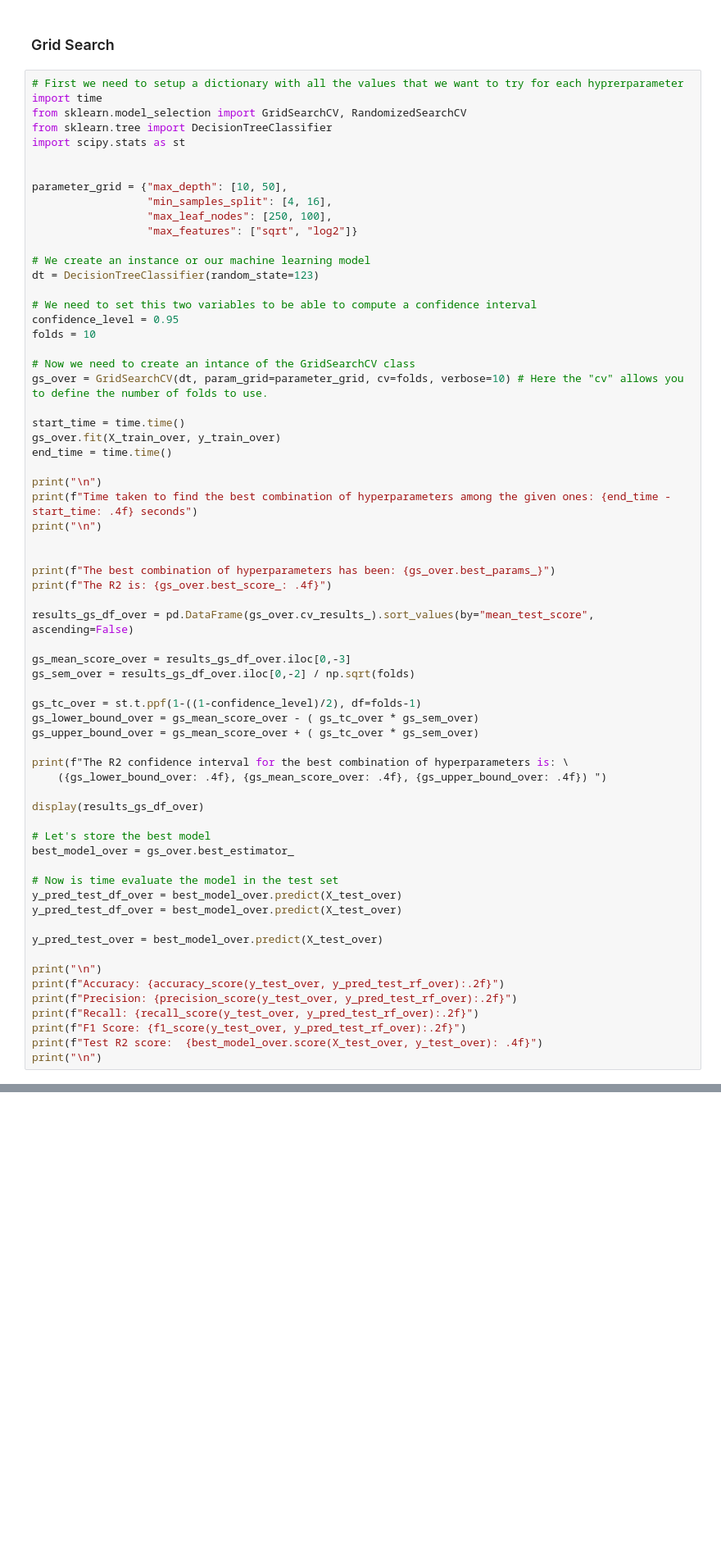
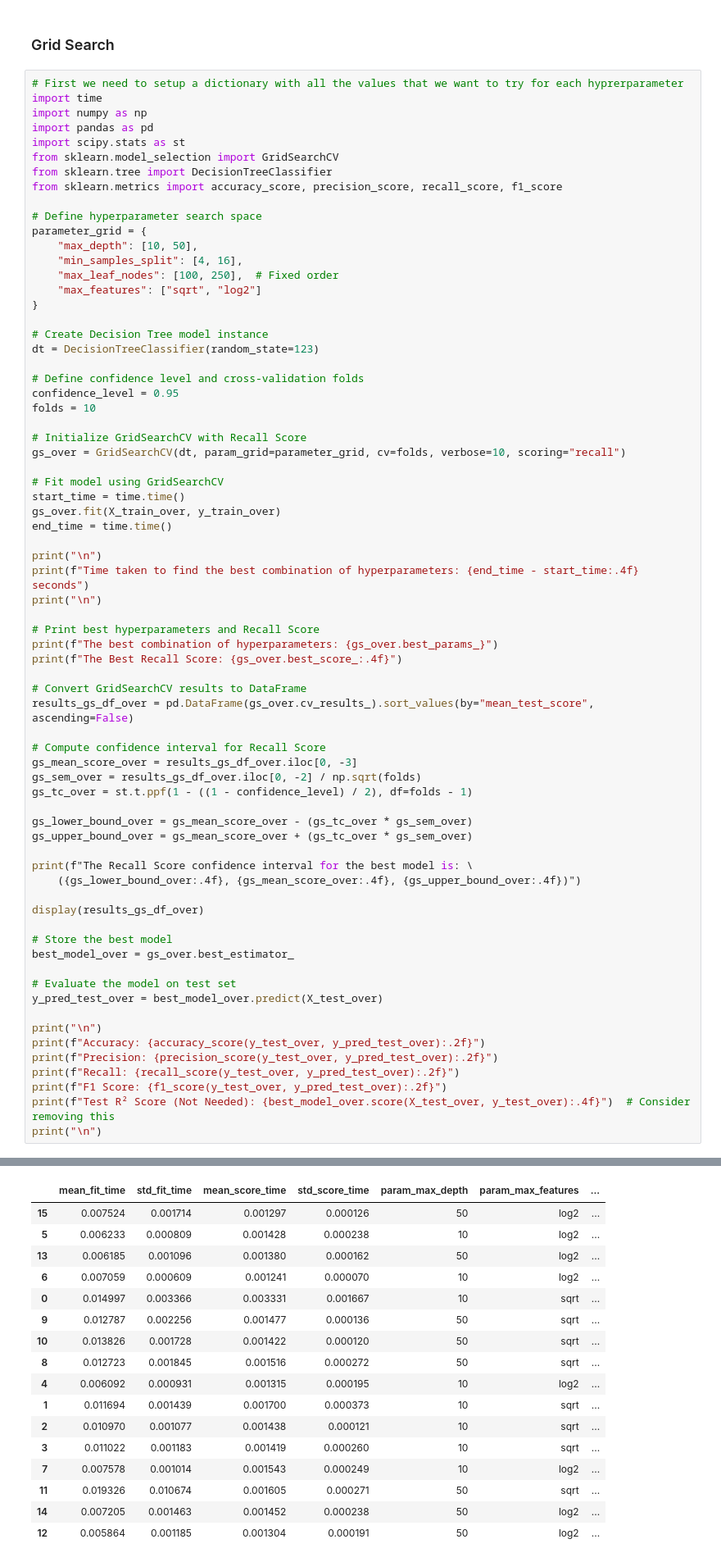
Before and after one commit to ricgolding/project_3-heart_attacks_ML, a Jupyter notebook: notebooks/Project_3_Heart_Attack.ipynb, the cells around one changed output, grey strips where cells are left out. Shown at 82% size. Drawn from its saved outputs; the diff is of its cells as text; blank space fills up the shorter version.

```diff
--- a/notebooks/Project_3_Heart_Attack.ipynb
+++ b/notebooks/Project_3_Heart_Attack.ipynb
@@ -329,65 +529,71 @@ print(f"R2 score, {ada_clas_under.score(X_test_under, y_test_under): .2f}")
 # %%
 # First we need to setup a dictionary with all the values that we want to try for each hyprerparameter
 import time
-from sklearn.model_selection import GridSearchCV, RandomizedSearchCV
+import numpy as np
+import pandas as pd
+import scipy.stats as st
+from sklearn.model_selection import GridSearchCV
 from sklearn.tree import DecisionTreeClassifier
-import scipy.stats as st
+from sklearn.metrics import accuracy_score, precision_score, recall_score, f1_score
 
+# Define hyperparameter search space
+parameter_grid = {
+    "max_depth": [10, 50],
+    "min_samples_split": [4, 16],
+    "max_leaf_nodes": [100, 250],  # Fixed order
+    "max_features": ["sqrt", "log2"]
+}
 
-parameter_grid = {"max_depth": [10, 50],
-                  "min_samples_split": [4, 16],
-                  "max_leaf_nodes": [250, 100],
-                  "max_features": ["sqrt", "log2"]}
-
-# We create an instance or our machine learning model
+# Create Decision Tree model instance
 dt = DecisionTreeClassifier(random_state=123)
 
-# We need to set this two variables to be able to compute a confidence interval
+# Define confidence level and cross-validation folds
 confidence_level = 0.95
 folds = 10
 
-# Now we need to create an intance of the GridSearchCV class
-gs_over = GridSearchCV(dt, param_grid=parameter_grid, cv=folds, verbose=10) # Here the "cv" allows you to define the number of folds to use.
+# Initialize GridSearchCV with Recall Score
+gs_over = GridSearchCV(dt, param_grid=parameter_grid, cv=folds, verbose=10, scoring="recall")
 
+# Fit model using GridSearchCV
 start_time = time.time()
 gs_over.fit(X_train_over, y_train_over)
 end_time = time.time()
 
 print("\n")
-print(f"Time taken to find the best combination of hyperparameters among the given ones: {end_time - start_time: .4f} seconds")
+print(f"Time taken to find the best combination of hyperparameters: {end_time - start_time:.4f} seconds")
 print("\n")
 
+# Print best hyperparameters and Recall Score
+print(f"The best combination of hyperparameters: {gs_over.best_params_}")
+print(f"The Best Recall Score: {gs_over.best_score_:.4f}")
 
-print(f"The best combination of hyperparameters has been: {gs_over.best_params_}")
-print(f"The R2 is: {gs_over.best_score_: .4f}")
-
+# Convert GridSearchCV results to DataFrame
 results_gs_df_over = pd.DataFrame(gs_over.cv_results_).sort_values(by="mean_test_score", ascending=False)
 
-gs_mean_score_over = results_gs_df_over.iloc[0,-3]
-gs_sem_over = results_gs_df_over.iloc[0,-2] / np.sqrt(folds)
+# Compute confidence interval for Recall Score
+gs_mean_score_over = results_gs_df_over.iloc[0, -3]
+gs_sem_over = results_gs_df_over.iloc[0, -2] / np.sqrt(folds)
+gs_tc_over = st.t.ppf(1 - ((1 - confidence_level) / 2), df=folds - 1)
 
-gs_tc_over = st.t.ppf(1-((1-confidence_level)/2), df=folds-1)
-gs_lower_bound_over = gs_mean_score_over - ( gs_tc_over * gs_sem_over)
-gs_upper_bound_over = gs_mean_score_over + ( gs_tc_over * gs_sem_over)
+gs_lower_bound_over = gs_mean_score_over - (gs_tc_over * gs_sem_over)
+gs_upper_bound_over = gs_mean_score_over + (gs_tc_over * gs_sem_over)
 
-print(f"The R2 confidence interval for the best combination of hyperparameters is: \
-    ({gs_lower_bound_over: .4f}, {gs_mean_score_over: .4f}, {gs_upper_bound_over: .4f}) ")
+print(f"The Recall Score confidence interval for the best model is: \
+    ({gs_lower_bound_over:.4f}, {gs_mean_score_over:.4f}, {gs_upper_bound_over:.4f})")
 
 display(results_gs_df_over)
 
-# Let's store the best model
+# Store the best model
 best_model_over = gs_over.best_estimator_
 
-# Now is time evaluate the model in the test set
-y_pred_test_df_over = best_model_over.predict(X_test_over)
-y_pred_test_df_over = best_model_over.predict(X_test_over)
-
+# Evaluate the model on test set
 y_pred_test_over = best_model_over.predict(X_test_over)
 
 print("\n")
-print(f"Accuracy: {accuracy_score(y_test_over, y_pred_test_rf_over):.2f}")
-print(f"Precision: {precision_score(y_test_over, y_pred_test_rf_over):.2f}")
-print(f"Recall: {recall_score(y_test_over, y_pred_test_rf_over):.2f}")
-print(f"F1 Score: {f1_score(y_test_over, y_pred_test_rf_over):.2f}")
-print(f"Test R2 score:  {best_model_over.score(X_test_over, y_test_over): .4f}")
+print(f"Accuracy: {accuracy_score(y_test_over, y_pred_test_over):.2f}")
+print(f"Precision: {precision_score(y_test_over, y_pred_test_over):.2f}")
+print(f"Recall: {recall_score(y_test_over, y_pred_test_over):.2f}")
+print(f"F1 Score: {f1_score(y_test_over, y_pred_test_over):.2f}")
+print(f"Test R² Score (Not Needed): {best_model_over.score(X_test_over, y_test_over):.4f}")  # Consider removing this
 print("\n")
+# %% [output]
@@ -393,0 +617,17 @@ print("\n")
+|  | mean_fit_time | std_fit_time | mean_score_time | std_score_time | param_max_depth | param_max_features | ... |
+| 15 | 0.007524 | 0.001714 | 0.001297 | 0.000126 | 50 | log2 | ... |
+| 5 | 0.006233 | 0.000809 | 0.001428 | 0.000238 | 10 | log2 | ... |
+| 13 | 0.006185 | 0.001096 | 0.001380 | 0.000162 | 50 | log2 | ... |
+| 6 | 0.007059 | 0.000609 | 0.001241 | 0.000070 | 10 | log2 | ... |
+| 0 | 0.014997 | 0.003366 | 0.003331 | 0.001667 | 10 | sqrt | ... |
+| 9 | 0.012787 | 0.002256 | 0.001477 | 0.000136 | 50 | sqrt | ... |
+| 10 | 0.013826 | 0.001728 | 0.001422 | 0.000120 | 50 | sqrt | ... |
+| 8 | 0.012723 | 0.001845 | 0.001516 | 0.000272 | 50 | sqrt | ... |
+| 4 | 0.006092 | 0.000931 | 0.001315 | 0.000195 | 10 | log2 | ... |
+| 1 | 0.011694 | 0.001439 | 0.001700 | 0.000373 | 10 | sqrt | ... |
+| 2 | 0.010970 | 0.001077 | 0.001438 | 0.000121 | 10 | sqrt | ... |
+| 3 | 0.011022 | 0.001183 | 0.001419 | 0.000260 | 10 | sqrt | ... |
+| 7 | 0.007578 | 0.001014 | 0.001543 | 0.000249 | 10 | log2 | ... |
+| 11 | 0.019326 | 0.010674 | 0.001605 | 0.000271 | 50 | sqrt | ... |
+| 14 | 0.007205 | 0.001463 | 0.001452 | 0.000238 | 50 | log2 | ... |
+| 12 | 0.005864 | 0.001185 | 0.001304 | 0.000191 | 50 | log2 | ... |
```
Also changed, not shown: parts of 44 cells of this notebook.
